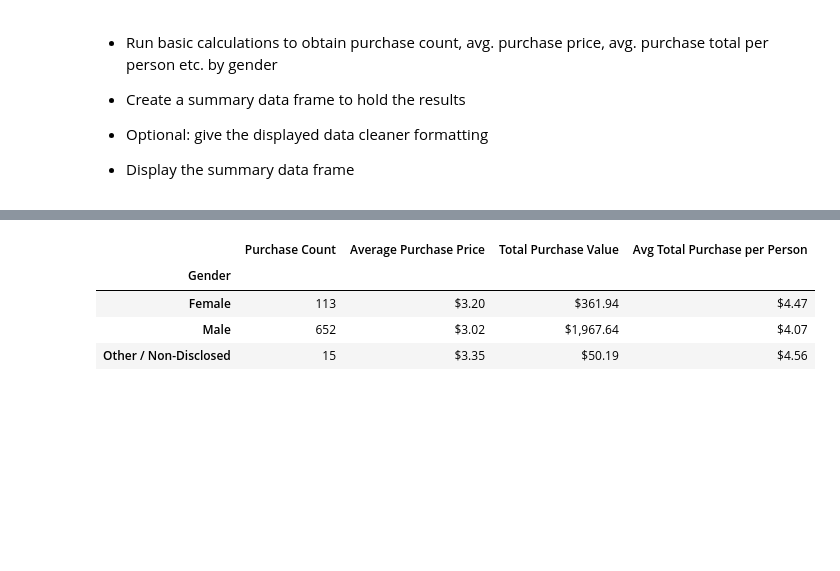
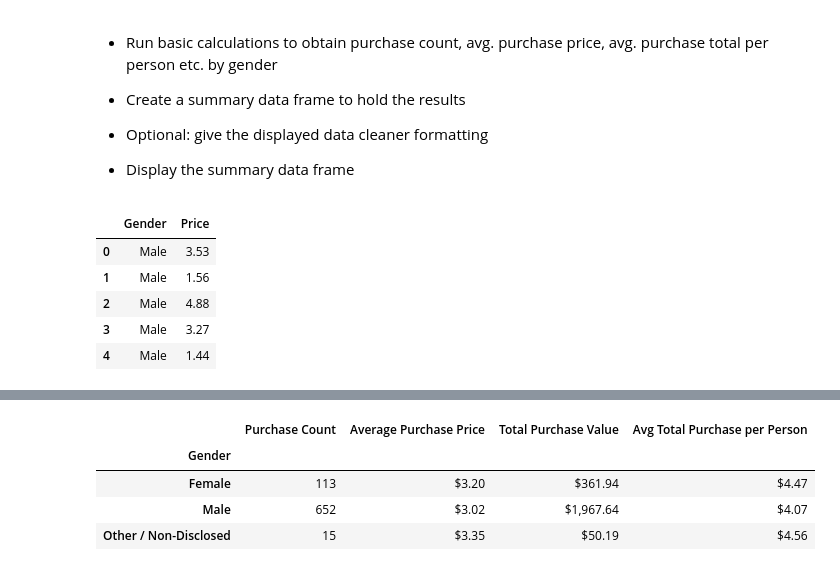
Before and after one commit to cdturner618/Panda-Challenge, a Jupyter notebook: HeroesOfPymoli/HeroesOfPymoli_starter.ipynb, the cells around one changed output, grey strips where cells are left out. Cells and saved outputs as stored; diff of their text form; code cells hidden in the pictures; blank space fills up the shorter version.

```diff
--- a/HeroesOfPymoli/HeroesOfPymoli_starter.ipynb
+++ b/HeroesOfPymoli/HeroesOfPymoli_starter.ipynb
@@ -193,3 +193,13 @@ Gender_Demo
 
 
 * Display the summary data frame
+# %%
+purchasing_df= gamer_df[["Gender","Price"]]
+purchasing_df.head()
+# %% [output]
+|  | Gender | Price |
+| 0 | Male | 3.53 |
+| 1 | Male | 1.56 |
+| 2 | Male | 4.88 |
+| 3 | Male | 3.27 |
+| 4 | Male | 1.44 |
```
Also changed, not shown: parts of 7 cells of this notebook.
